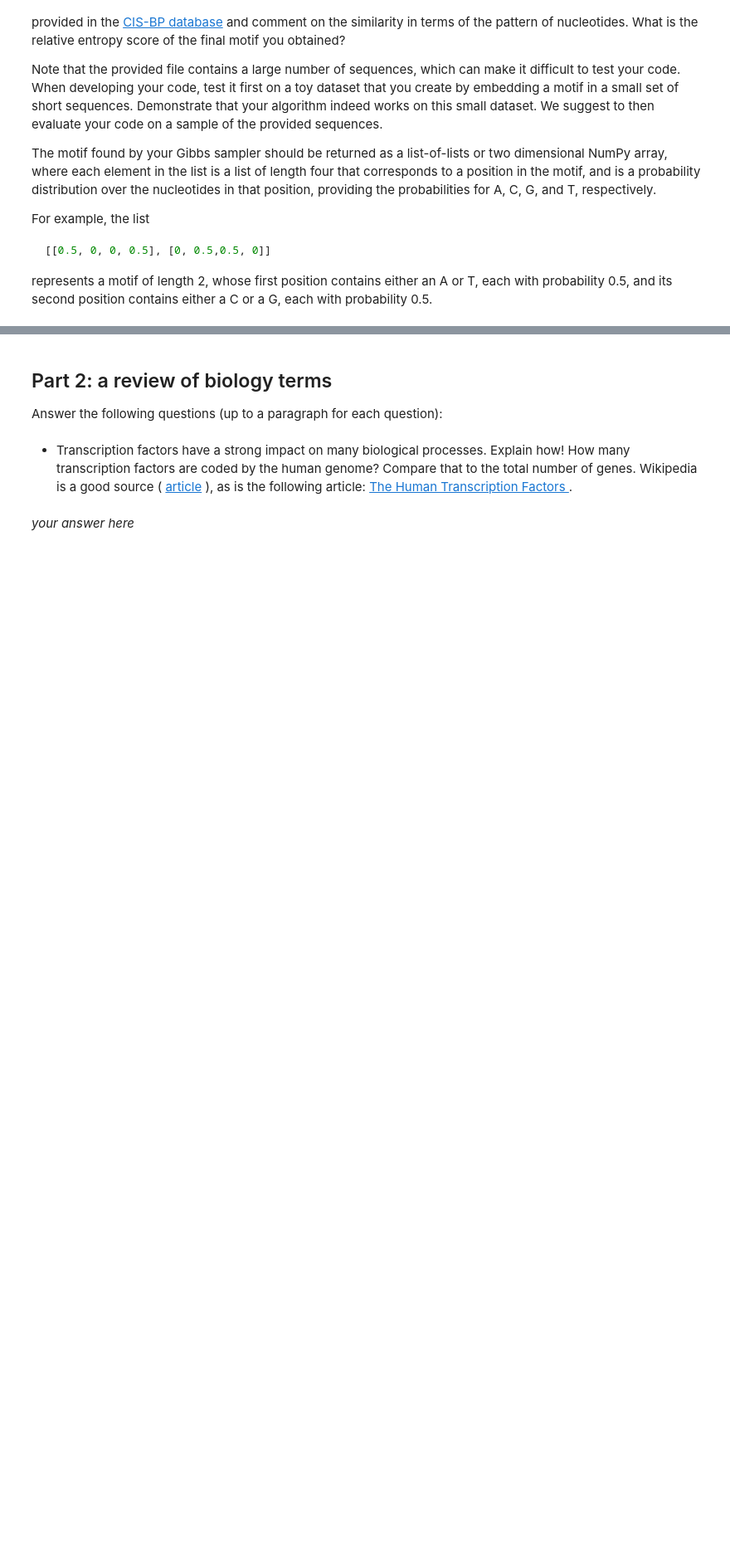
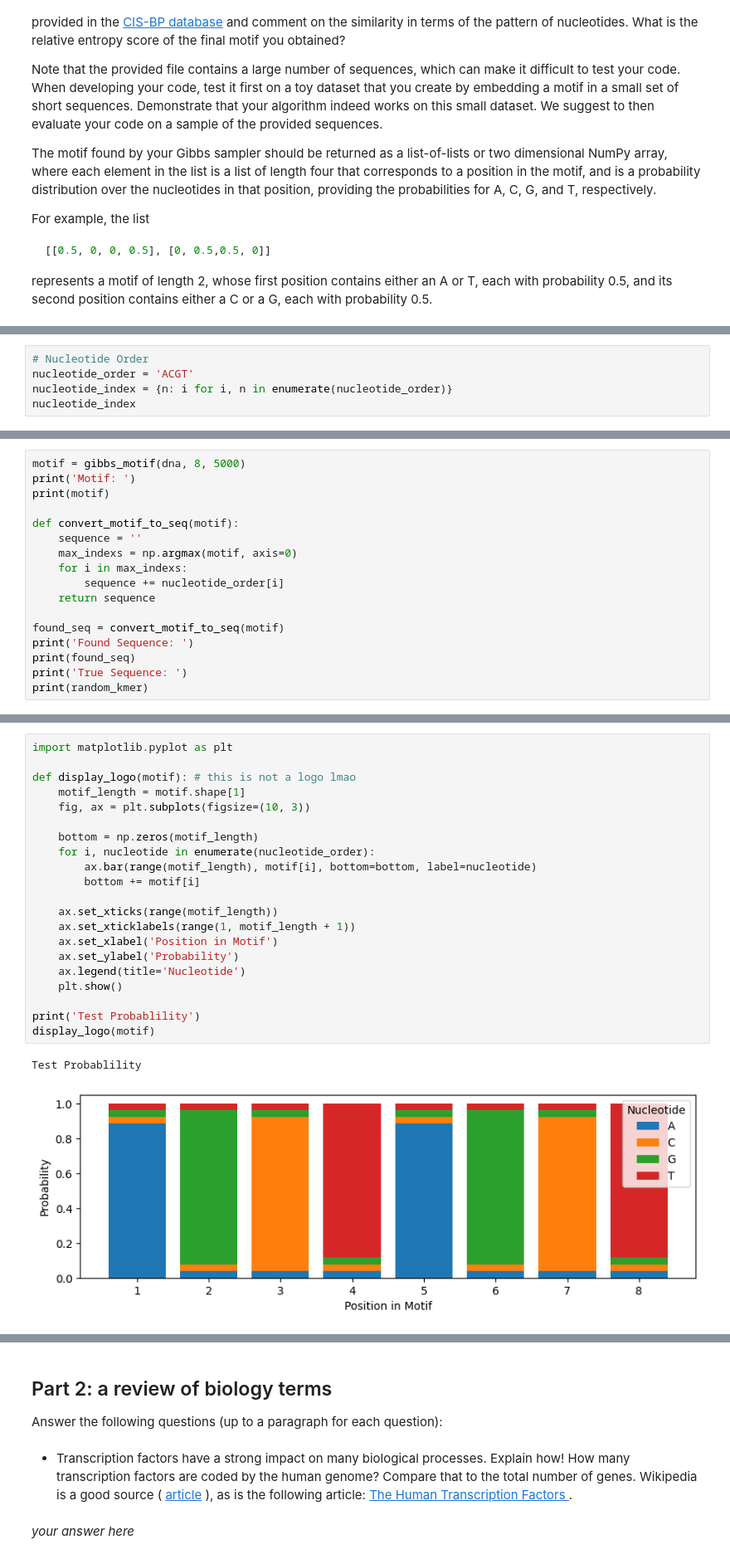
Before and after one commit to Formanj-0/CS525-Bioinformatics, a Jupyter notebook: assignment2_motif_finding.ipynb, the cells around one changed output, grey strips where cells are left out. Shown: that part at 83% size. Drawn from its saved outputs; the diff is of its cells as text; blank space fills up the shorter version.

```diff
--- a/assignment2_motif_finding.ipynb
+++ b/assignment2_motif_finding.ipynb
@@ -35,0 +20,5 @@ def gibbs_motif(file_name, length, iterations) :
+# %%
+# Nucleotide Order
+nucleotide_order = 'ACGT'
+nucleotide_index = {n: i for i, n in enumerate(nucleotide_order)}
+nucleotide_index
@@ -35,0 +196,17 @@ def gibbs_motif(file_name, length, iterations) :
+# %%
+motif = gibbs_motif(dna, 8, 5000)
+print('Motif: ')
+print(motif)
+
+def convert_motif_to_seq(motif):
+    sequence = ''
+    max_indexs = np.argmax(motif, axis=0)
+    for i in max_indexs:
+        sequence += nucleotide_order[i]
+    return sequence
+
+found_seq = convert_motif_to_seq(motif)
+print('Found Sequence: ')
+print(found_seq)
+print('True Sequence: ')
+print(random_kmer)
@@ -35,0 +227,24 @@ def gibbs_motif(file_name, length, iterations) :
+# %%
+import matplotlib.pyplot as plt
+
+def display_logo(motif): # this is not a logo lmao
+    motif_length = motif.shape[1]
+    fig, ax = plt.subplots(figsize=(10, 3))
+
+    bottom = np.zeros(motif_length)
+    for i, nucleotide in enumerate(nucleotide_order):
+        ax.bar(range(motif_length), motif[i], bottom=bottom, label=nucleotide)
+        bottom += motif[i]
+
+    ax.set_xticks(range(motif_length))
+    ax.set_xticklabels(range(1, motif_length + 1))
+    ax.set_xlabel('Position in Motif')
+    ax.set_ylabel('Probability')
+    ax.legend(title='Nucleotide')
+    plt.show()
+
+print('Test Probablility')
+display_logo(motif)
+# %% [output]
+Test Probablility
+[figure, added]
```
Also changed, not shown: parts of 11 cells of this notebook, 5 other files.
